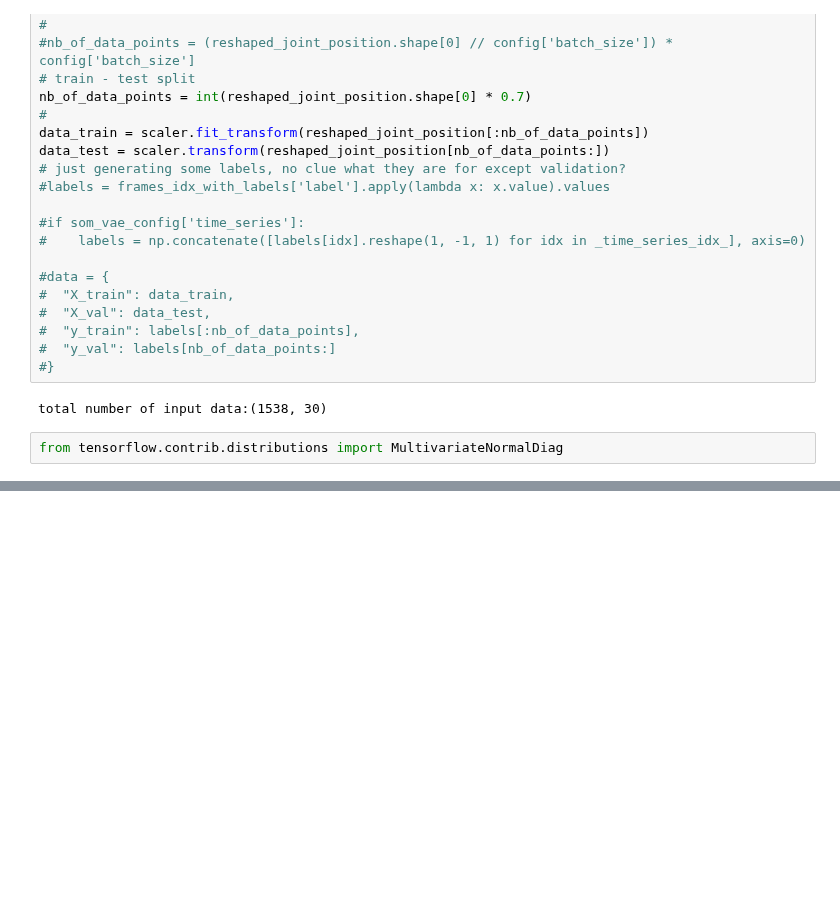
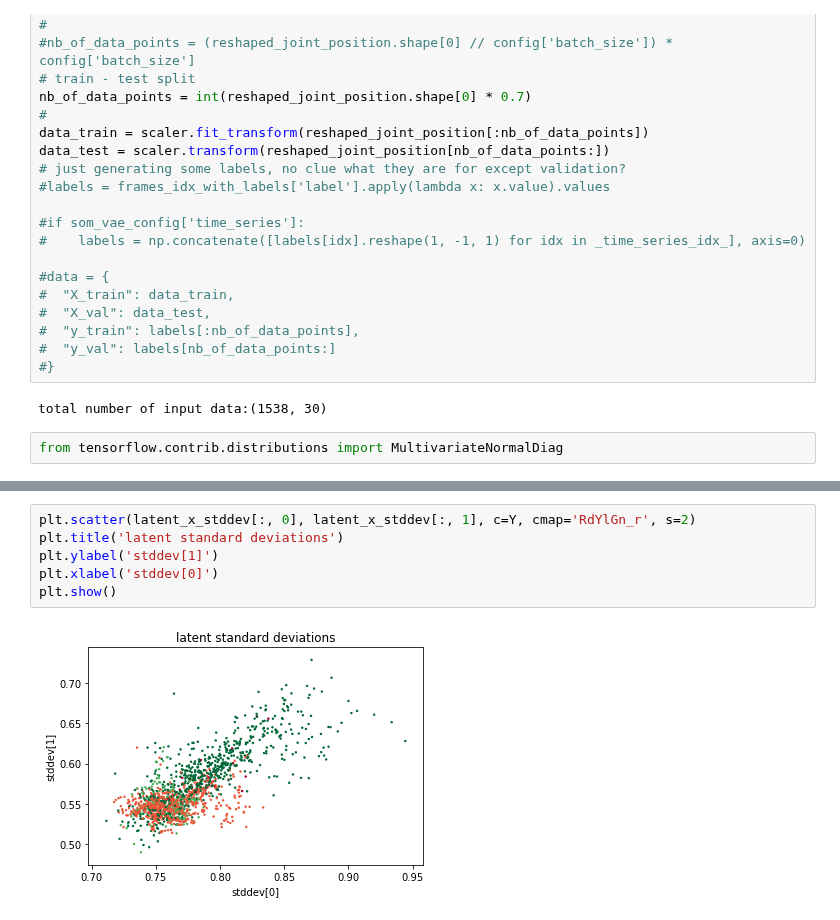
Before and after one commit to samuelsmal/drosophVAE, a Jupyter notebook: vae_v2.ipynb, the cells around one changed output, grey strips where cells are left out. Cells and saved outputs as stored; diff of their text form; blank space fills up the shorter version.

```diff
--- a/vae_v2.ipynb
+++ b/vae_v2.ipynb
@@ -163,0 +277,8 @@ AttributeError: 'Tensor' object has no attribute 'log_prob'
+# %%
+plt.scatter(latent_x_stddev[:, 0], latent_x_stddev[:, 1], c=Y, cmap='RdYlGn_r', s=2)
+plt.title('latent standard deviations')
+plt.ylabel('stddev[1]')
+plt.xlabel('stddev[0]')
+plt.show()
+# %% [output]
+[figure, added]
```
Also changed, not shown: parts of 16 cells of this notebook, 3 other files.
